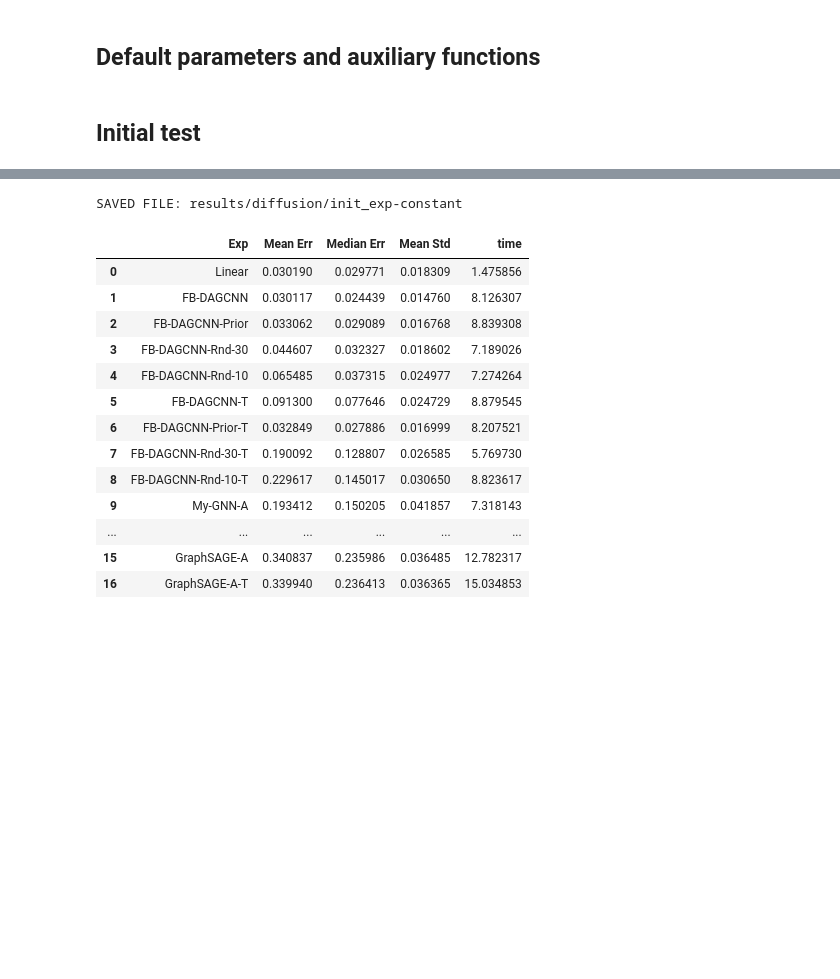
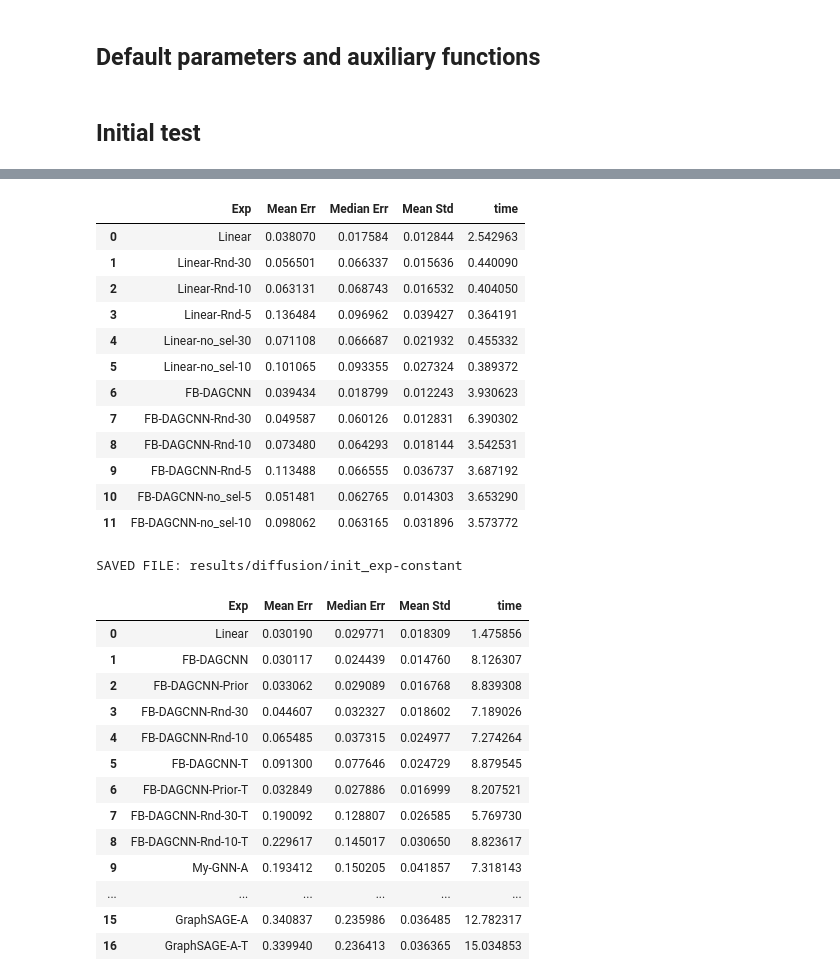
Before and after one commit to reysam93/dag_conv_nn, a Jupyter notebook: diffusion_learning.ipynb, the cells around one changed output, grey strips where cells are left out. Saved outputs shown, nothing was run; the diff lists cells and outputs as text; code cells hidden in the pictures; blank space fills up the shorter version.

```diff
--- a/diffusion_learning.ipynb
+++ b/diffusion_learning.ipynb
@@ -234,3 +264,26 @@ DEBUG: h.size (10,) Psi.size (100, 10)
+# %%
+# DEFAULT PARAMETERS
+if SAVE:
+    file_name = PATH + f'init_exp-{data_p["src_t"]}'
+    np.savez(file_name, err=err, std=std, times=times)
+    print('SAVED FILE:', file_name)
+
+leg = [exp['leg'] for exp in Exps]
+utils.display_data(leg, err, std, times)
+# %% [output]
+|  | Exp | Mean Err | Median Err | Mean Std | time |
+| 0 | Linear | 0.038070 | 0.017584 | 0.012844 | 2.542963 |
+| 1 | Linear-Rnd-30 | 0.056501 | 0.066337 | 0.015636 | 0.440090 |
+| 2 | Linear-Rnd-10 | 0.063131 | 0.068743 | 0.016532 | 0.404050 |
+| 3 | Linear-Rnd-5 | 0.136484 | 0.096962 | 0.039427 | 0.364191 |
+| 4 | Linear-no_sel-30 | 0.071108 | 0.066687 | 0.021932 | 0.455332 |
+| 5 | Linear-no_sel-10 | 0.101065 | 0.093355 | 0.027324 | 0.389372 |
+| 6 | FB-DAGCNN | 0.039434 | 0.018799 | 0.012243 | 3.930623 |
+| 7 | FB-DAGCNN-Rnd-30 | 0.049587 | 0.060126 | 0.012831 | 6.390302 |
+| 8 | FB-DAGCNN-Rnd-10 | 0.073480 | 0.064293 | 0.018144 | 3.542531 |
+| 9 | FB-DAGCNN-Rnd-5 | 0.113488 | 0.066555 | 0.036737 | 3.687192 |
+| 10 | FB-DAGCNN-no_sel-5 | 0.051481 | 0.062765 | 0.014303 | 3.653290 |
+| 11 | FB-DAGCNN-no_sel-10 | 0.098062 | 0.063165 | 0.031896 | 3.573772 |
 # %%
 # DEFAULT PARAMETERS
 if SAVE:
```
Also changed, not shown: parts of 7 cells of this notebook, 2 other files.
